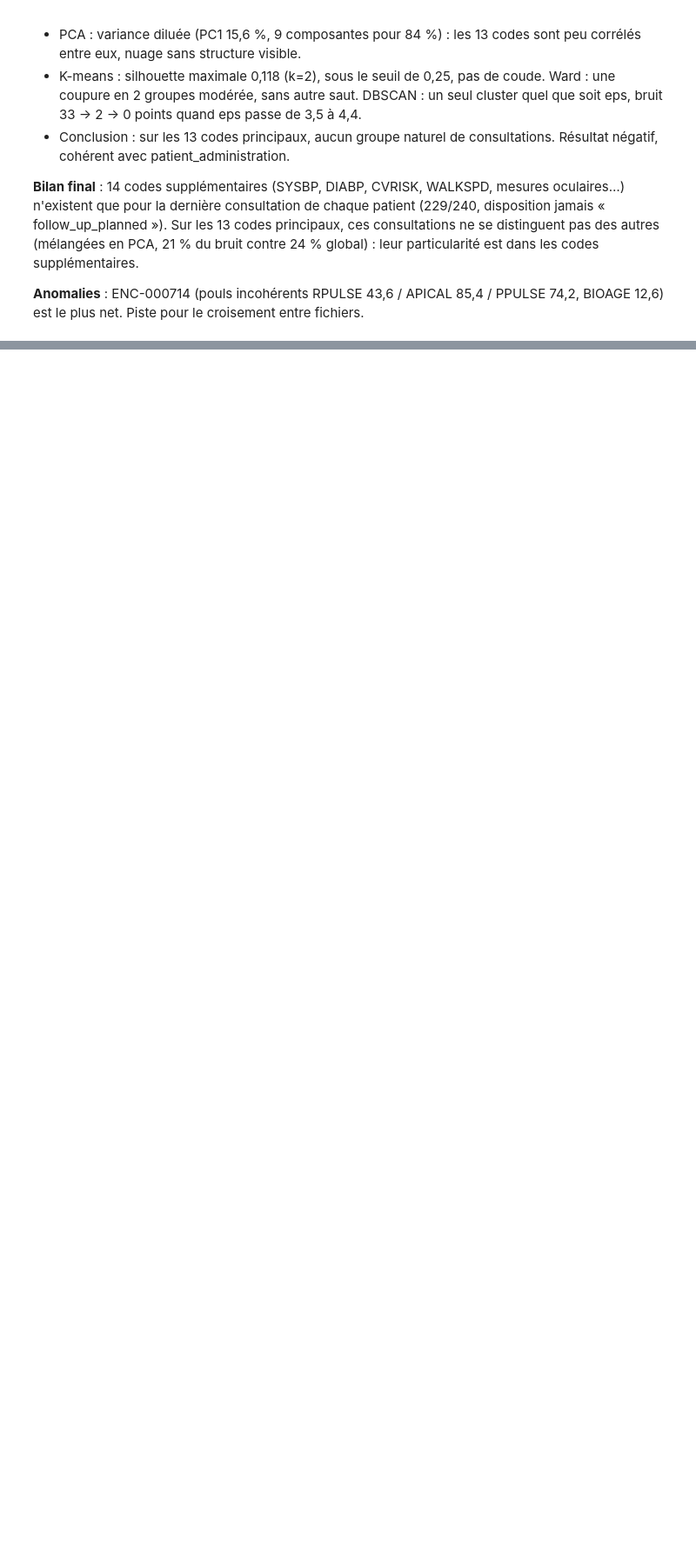
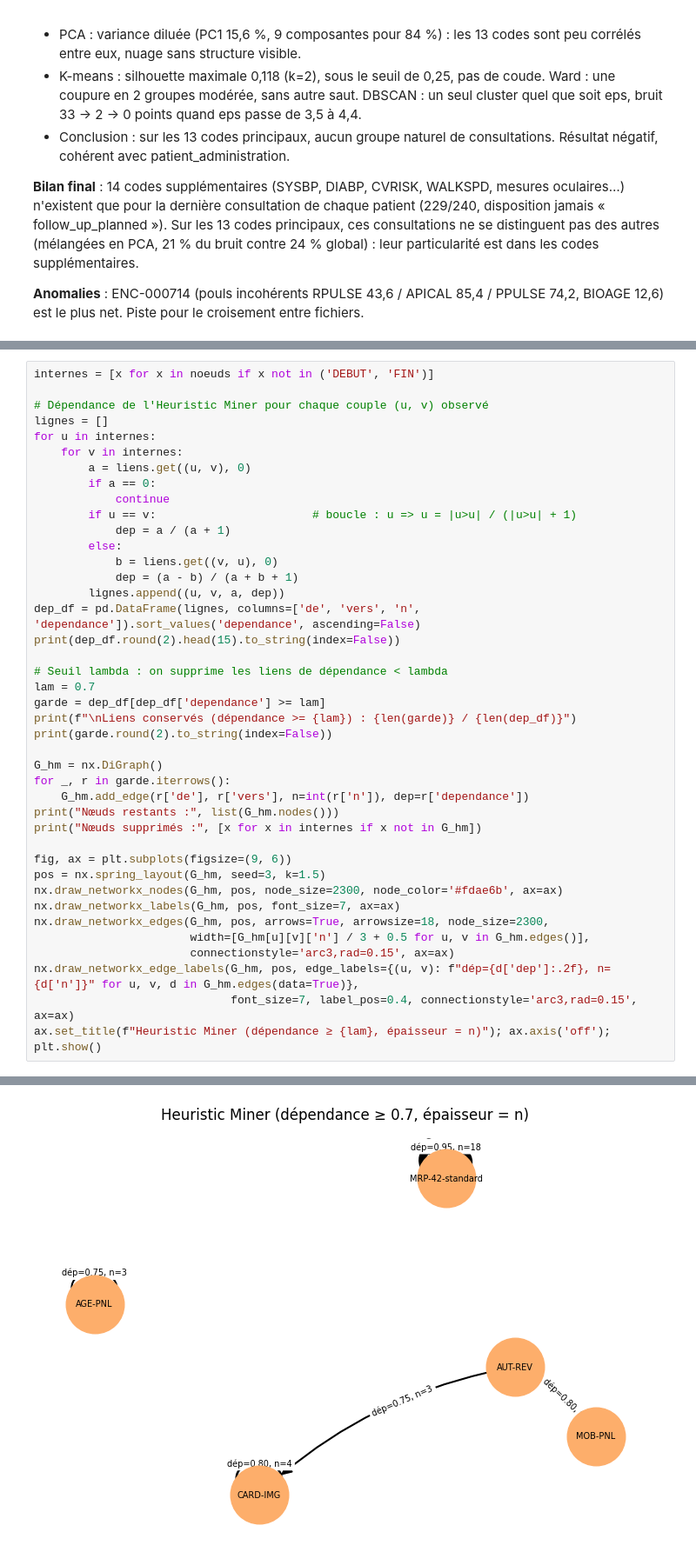
Before and after one commit to Sheik-info/20262027-UE-DataMining-Project, a Jupyter notebook: health.ipynb, the cells around one changed output, grey strips where cells are left out. Shown at 87% size. Saved outputs shown, nothing was run; the diff lists cells and outputs as text; blank space fills up the shorter version.

```diff
--- a/health.ipynb
+++ b/health.ipynb
@@ -1796,0 +1884,42 @@ dtype: float64
+# %%
+internes = [x for x in noeuds if x not in ('DEBUT', 'FIN')]
+
+# Dépendance de l'Heuristic Miner pour chaque couple (u, v) observé
+lignes = []
+for u in internes:
+    for v in internes:
+        a = liens.get((u, v), 0)
+        if a == 0:
+            continue
+        if u == v:                       # boucle : u => u = |u>u| / (|u>u| + 1)
+            dep = a / (a + 1)
+        else:
+            b = liens.get((v, u), 0)
+            dep = (a - b) / (a + b + 1)
+        lignes.append((u, v, a, dep))
+dep_df = pd.DataFrame(lignes, columns=['de', 'vers', 'n', 'dependance']).sort_values('dependance', ascending=False)
+print(dep_df.round(2).head(15).to_string(index=False))
+
+# Seuil lambda : on supprime les liens de dépendance < lambda
+lam = 0.7
+garde = dep_df[dep_df['dependance'] >= lam]
+print(f"\nLiens conservés (dépendance >= {lam}) : {len(garde)} / {len(dep_df)}")
+print(garde.round(2).to_string(index=False))
+
+G_hm = nx.DiGraph()
+for _, r in garde.iterrows():
+    G_hm.add_edge(r['de'], r['vers'], n=int(r['n']), dep=r['dependance'])
+print("Nœuds restants :", list(G_hm.nodes()))
+print("Nœuds supprimés :", [x for x in internes if x not in G_hm])
+
+fig, ax = plt.subplots(figsize=(9, 6))
+pos = nx.spring_layout(G_hm, seed=3, k=1.5)
+nx.draw_networkx_nodes(G_hm, pos, node_size=2300, node_color='#fdae6b', ax=ax)
+nx.draw_networkx_labels(G_hm, pos, font_size=7, ax=ax)
+nx.draw_networkx_edges(G_hm, pos, arrows=True, arrowsize=18, node_size=2300,
+                       width=[G_hm[u][v]['n'] / 3 + 0.5 for u, v in G_hm.edges()],
+                       connectionstyle='arc3,rad=0.15', ax=ax)
+nx.draw_networkx_edge_labels(G_hm, pos, edge_labels={(u, v): f"dép={d['dep']:.2f}, n={d['n']}" for u, v, d in G_hm.edges(data=True)},
+                             font_size=7, label_pos=0.4, connectionstyle='arc3,rad=0.15', ax=ax)
+ax.set_title(f"Heuristic Miner (dépendance ≥ {lam}, épaisseur = n)"); ax.axis('off'); plt.show()
+# %% [output]
@@ -1796,0 +1943 @@ dtype: float64
+[figure, added]
```
Also changed, not shown: parts of 15 cells of this notebook.
